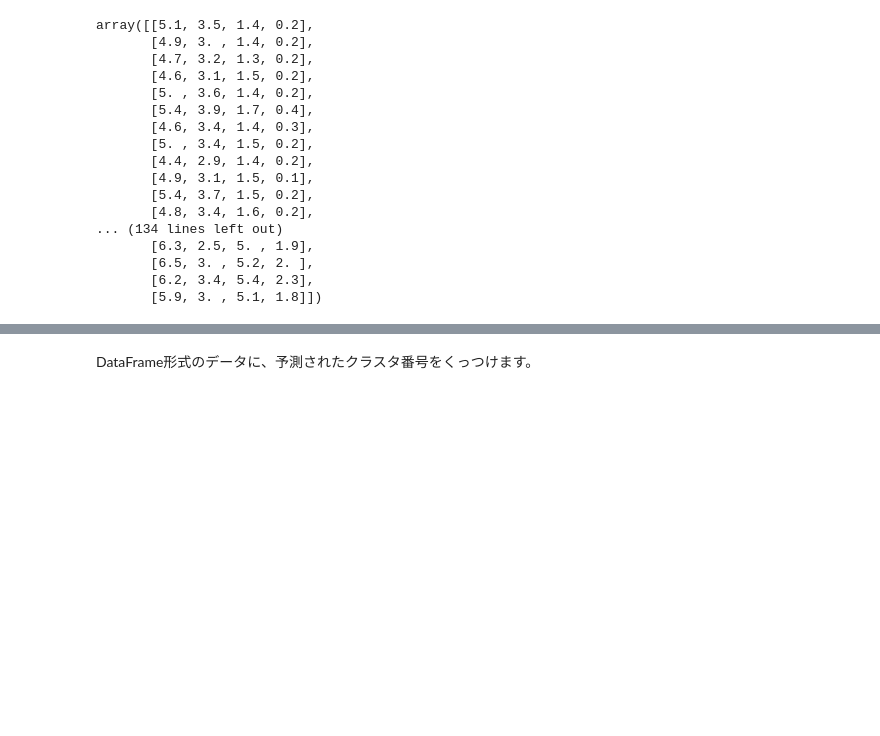
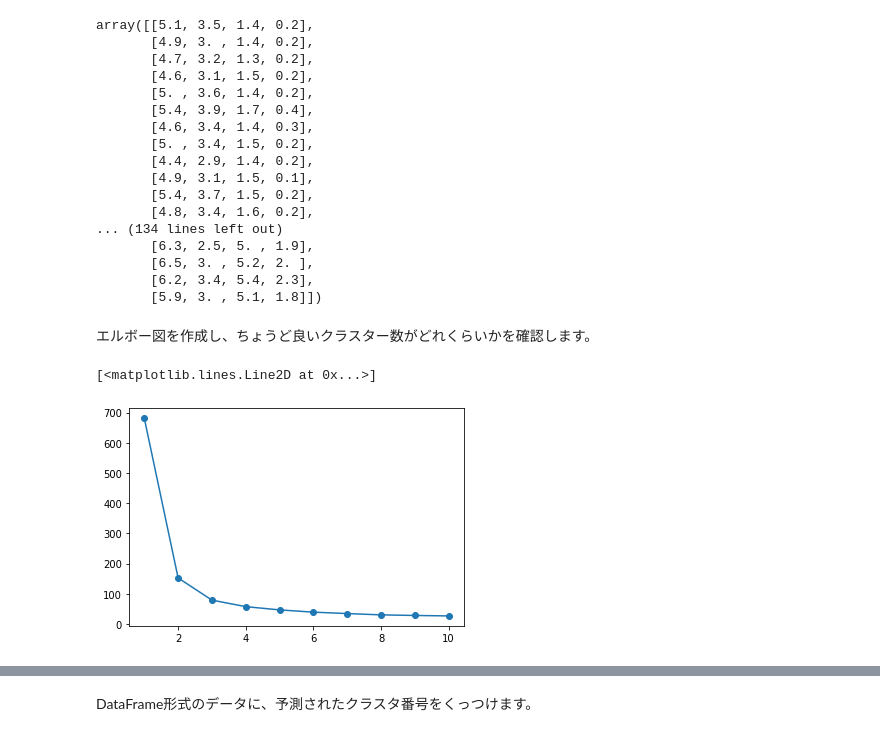
Before and after one commit to kakkiichan/Machine-Learning, a Jupyter notebook: アヤメをクラスター分析.ipynb, the cells around one changed output, grey strips where cells are left out. Saved outputs shown, nothing was run; the diff lists cells and outputs as text; code cells hidden in the pictures; blank space fills up the shorter version.

```diff
--- a/アヤメをクラスター分析.ipynb
+++ b/アヤメをクラスター分析.ipynb
@@ -120,4 +120,19 @@ array([[5.1, 3.5, 1.4, 0.2],
        [6.5, 3. , 5.2, 2. ],
        [6.2, 3.4, 5.4, 2.3],
        [5.9, 3. , 5.1, 1.8]])
+# %% [markdown]
+エルボー図を作成し、ちょうど良いクラスター数がどれくらいかを確認します。
+# %%
+import matplotlib.pyplot as plt
+
+# エルボー図の作成
+distortions = []
+for i in range(1,11):
+    km=KMeans(n_clusters=i, random_state=0).fit(iris_arr)
+    distortions.append(km.inertia_)
+
+plt.plot(range(1,11), distortions, marker='o')
+# %% [output]
+[<matplotlib.lines.Line2D at 0x...>]
+[figure, added]
 # %% [markdown]
```
Also changed, not shown: parts of 10 cells of this notebook.
